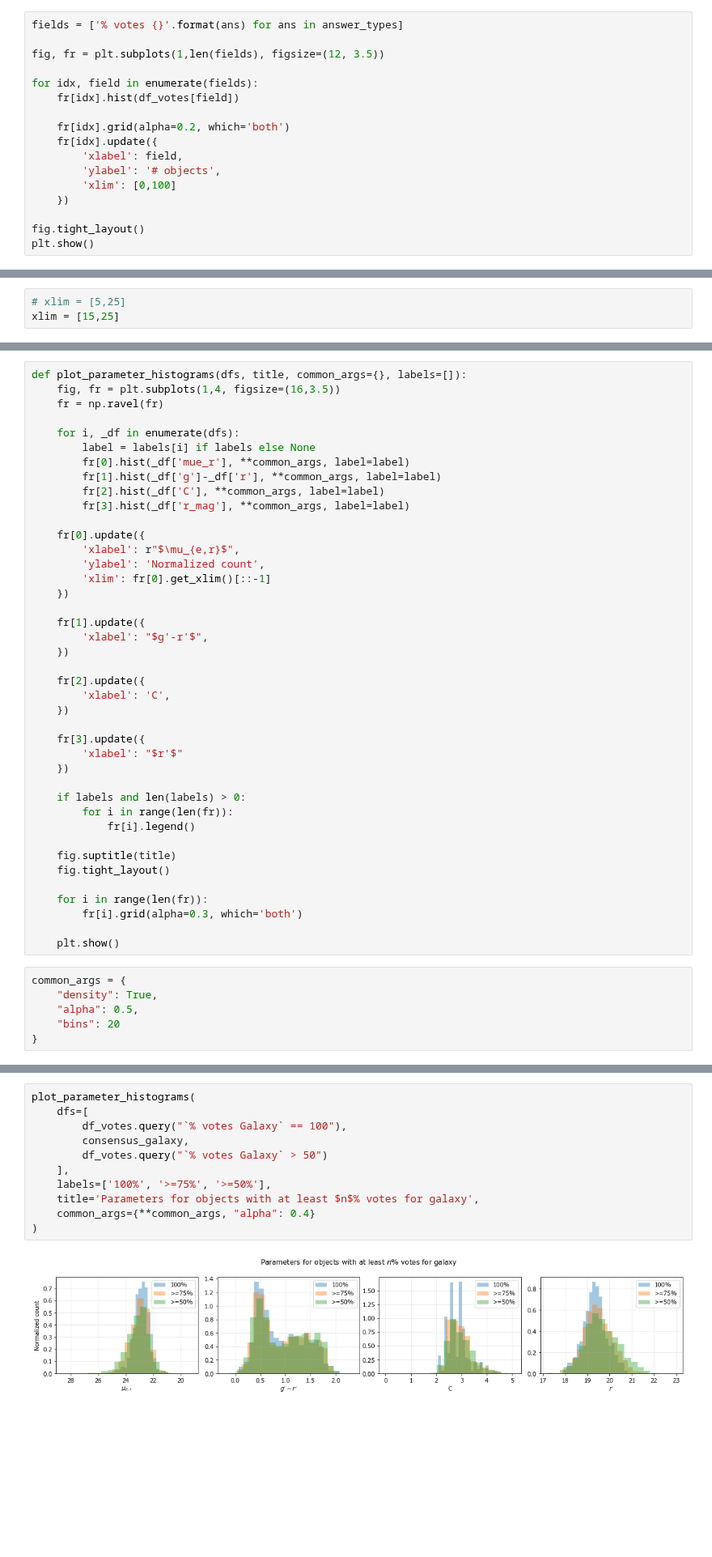
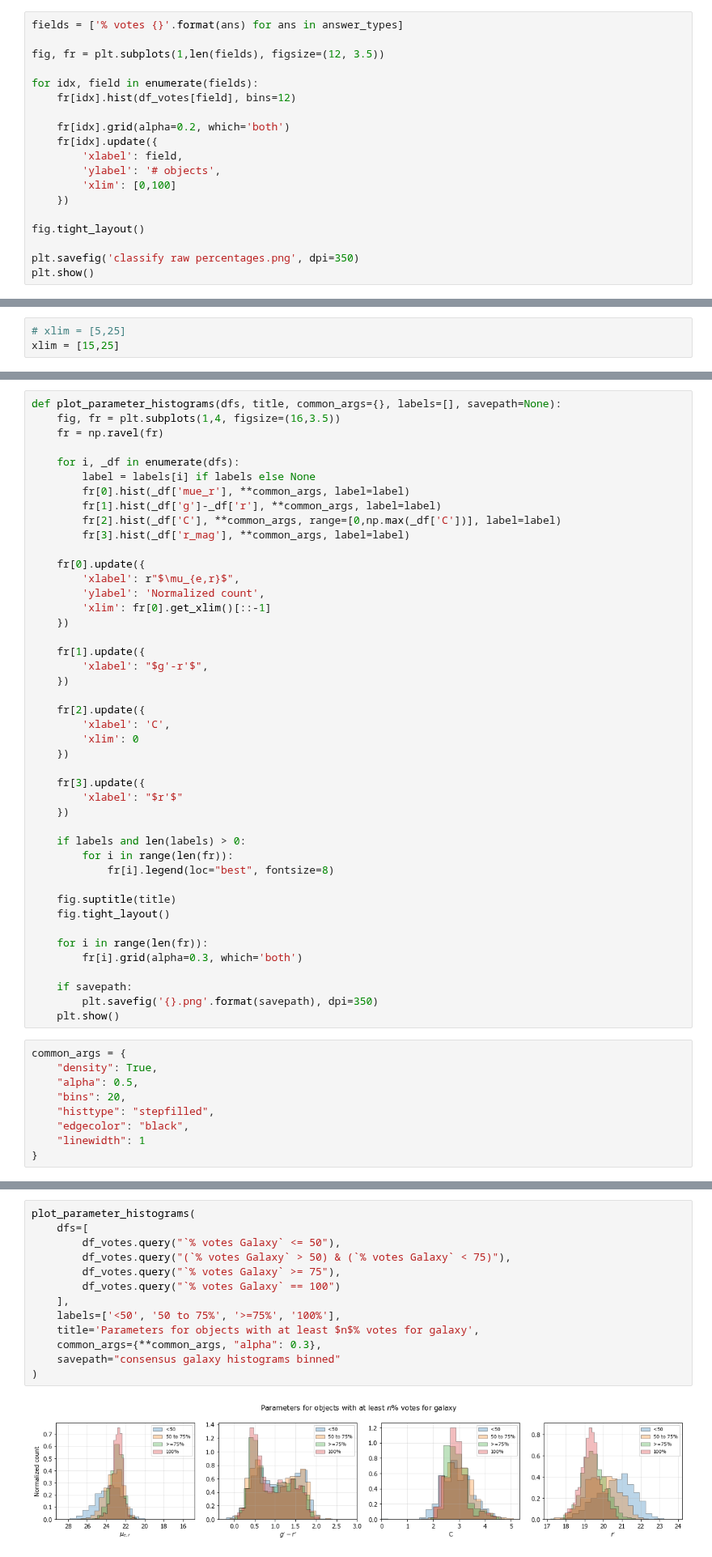
Before and after one commit to Seerden/SpaceFluff, a Jupyter notebook: analysis/classify workflow/sf_classify.ipynb, the cells around one changed output, grey strips where cells are left out. Shown at 81% size. Drawn from its saved outputs; the diff is of its cells as text; blank space fills up the shorter version.

```diff
--- a/analysis/classify workflow/sf_classify.ipynb
+++ b/analysis/classify workflow/sf_classify.ipynb
@@ -111,7 +115,7 @@ fields = ['% votes {}'.format(ans) for ans in answer_types]
 fig, fr = plt.subplots(1,len(fields), figsize=(12, 3.5))
 
 for idx, field in enumerate(fields):
-    fr[idx].hist(df_votes[field])
+    fr[idx].hist(df_votes[field], bins=12)
 
     fr[idx].grid(alpha=0.2, which='both')
     fr[idx].update({
@@ -121,5 +125,7 @@ for idx, field in enumerate(fields):
     })
 
 fig.tight_layout()
+
+plt.savefig('classify raw percentages.png', dpi=350)
 plt.show()
 # %% [output]
@@ -278,7 +287,7 @@ consensus_galaxy_in_catalogue = df_votes.query("(`% votes Galaxy` > 75) and (nam
 consensus_fluffy = cf = consensus_galaxy.query("`% Fluffy` > 75")  # extract objects for which consensus is 'fluffy galaxy', Also define shorthand 'cf'
 consensus_bright = cb = consensus_galaxy.query("`% Bright` > 75")
 # %%
-def plot_parameter_histograms(dfs, title, common_args={}, labels=[]):
+def plot_parameter_histograms(dfs, title, common_args={}, labels=[], savepath=None):
     fig, fr = plt.subplots(1,4, figsize=(16,3.5))
     fr = np.ravel(fr)
 
@@ -286,7 +295,7 @@ def plot_parameter_histograms(dfs, title, common_args={}, labels=[]):
         label = labels[i] if labels else None
         fr[0].hist(_df['mue_r'], **common_args, label=label)
         fr[1].hist(_df['g']-_df['r'], **common_args, label=label)
-        fr[2].hist(_df['C'], **common_args, label=label)
+        fr[2].hist(_df['C'], **common_args, range=[0,np.max(_df['C'])], label=label)
         fr[3].hist(_df['r_mag'], **common_args, label=label)
 
     fr[0].update({
@@ -301,6 +310,7 @@ def plot_parameter_histograms(dfs, title, common_args={}, labels=[]):
 
     fr[2].update({
         'xlabel': 'C',
+        'xlim': 0
     })
 
     fr[3].update({
@@ -309,7 +319,7 @@ def plot_parameter_histograms(dfs, title, common_args={}, labels=[]):
 
     if labels and len(labels) > 0:
         for i in range(len(fr)):
-            fr[i].legend()
+            fr[i].legend(loc="best", fontsize=8)
 
     fig.suptitle(title)
     fig.tight_layout()
@@ -317,10 +327,15 @@ def plot_parameter_histograms(dfs, title, common_args={}, labels=[]):
     for i in range(len(fr)):
         fr[i].grid(alpha=0.3, which='both')
 
+    if savepath:
+        plt.savefig('{}.png'.format(savepath), dpi=350)
     plt.show()
 # %%
 common_args = {
     "density": True,
     "alpha": 0.5,
-    "bins": 20
+    "bins": 20,
+    "histtype": "stepfilled",
+    "edgecolor": "black",
+    "linewidth": 1
 }
@@ -334,16 +342,18 @@ common_args = {
 # %%
 plot_parameter_histograms(
     dfs=[
-        df_votes.query("`% votes Galaxy` == 100"),
-        consensus_galaxy,
-        df_votes.query("`% votes Galaxy` > 50")
+        df_votes.query("`% votes Galaxy` <= 50"),
+        df_votes.query("(`% votes Galaxy` > 50) & (`% votes Galaxy` < 75)"),
+        df_votes.query("`% votes Galaxy` >= 75"),
+        df_votes.query("`% votes Galaxy` == 100")
     ],
-    labels=['100%', '>=75%', '>=50%'],
+    labels=['<50', '50 to 75%', '>=75%', '100%'],
     title='Parameters for objects with at least $n$% votes for galaxy',
-    common_args={**common_args, "alpha": 0.4}
+    common_args={**common_args, "alpha": 0.3},
+    savepath="consensus galaxy histograms binned"
 )
 # %% [output]
-[figure, old version]
+[figure, new version]
 # %%
 consensus = [consensus_bright, consensus_fluffy]
 consensus_labels = ['Bright', 'Fluffy']
```
Also changed, not shown: parts of 26 cells of this notebook, 36 other files.
